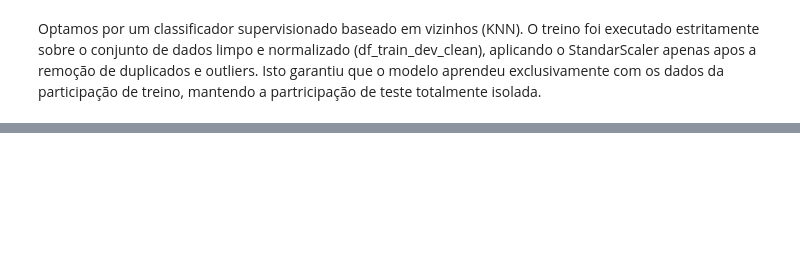
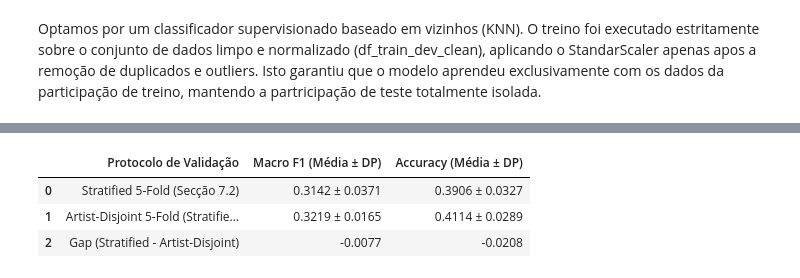
Before and after one commit to AliciaSchiochetSouza/TrabECACPL7, a Jupyter notebook: dataset/build/MERGE_ECAC/Trabalho_ECAC.ipynb, the cells around one changed output, grey strips where cells are left out. Saved outputs shown, nothing was run; the diff lists cells and outputs as text; code cells hidden in the pictures; blank space fills up the shorter version.

```diff
--- a/dataset/build/MERGE_ECAC/Trabalho_ECAC.ipynb
+++ b/dataset/build/MERGE_ECAC/Trabalho_ECAC.ipynb
@@ -4059,0 +5129,9 @@ A principal conclusão é que a implememtação de um pipeline rigoros desde a i
+# %%
+from sklearn.pipeline import Pipeline
+from sklearn.impute import SimpleImputer
+from sklearn.neighbors import KNeighborsClassifier
+from sklearn.model_selection import StratifiedKFold, GridSearchCV, cross_validate
+
+# Garantir que usamos apenas as 914 músicas únicas fora da partição de teste
+is_test = df_metadata['Audio_Song'].isin(df_test_keys['Audio_Song'])
+df_rest = df_metadata[~is_test].drop_duplicates(subset=['Audio_Song']).copy().reset_index(drop=True)
@@ -4059,0 +5140,8 @@ A principal conclusão é que a implememtação de um pipeline rigoros desde a i
+# %%
+numeric_cols_raw = df_rest.select_dtypes(include=[np.number]).columns.tolist()
+print("Colunas numéricas de metadata.csv (as read):", numeric_cols_raw)
+
+X_raw = df_rest[numeric_cols_raw]
+y_raw = df_rest['Quadrant']
+
+cv_strat = StratifiedKFold(n_splits=5, shuffle=True, random_state=42)
@@ -4059,0 +5224,71 @@ A principal conclusão é que a implememtação de um pipeline rigoros desde a i
+# %%
+import re
+import unicodedata
+import pandas as pd
+from sklearn.model_selection import StratifiedGroupKFold, GridSearchCV, cross_validate
+
+# Normalizar o nome do artista (conforme descoberto na Secção 3.5) para garantir
+# que variações de maiúsculas/espaços do mesmo artista ficam no mesmo fold
+artist_groups = df_rest['Artist'].apply(normalizar_artista)
+
+# Configurar StratifiedGroupKFold (5 folds) para o loop externo e interno
+outer_cv_group = StratifiedGroupKFold(n_splits=5, shuffle=True, random_state=42)
+inner_cv_group = StratifiedGroupKFold(n_splits=5, shuffle=True, random_state=42)
+
+# Usar exatamente o mesmo pipeline e grelha da Secção 7.2 (regra do Experimento 1)
+grid_search_group = GridSearchCV(
+    estimator=base_pipeline,
+    param_grid=param_grid,
+    cv=inner_cv_group,
+    scoring='f1_macro',
+    n_jobs=-1
+)
+
+# Passar groups tanto ao cross_validate externo como ao GridSearchCV interno via params (Slide 18, Lecture 6)
+scores_tuned_group = cross_validate(
+    grid_search_group,
+    X_raw,
+    y_raw,
+    groups=artist_groups,
+    params={'groups': artist_groups},
+    cv=outer_cv_group,
+    scoring=['f1_macro', 'accuracy'],
+    return_estimator=True
+)
+
+# 8.1 Comparar as duas estimativas e calcular o gap
+f1_strat_mean = scores_tuned_strat['test_f1_macro'].mean()
+f1_strat_std = scores_tuned_strat['test_f1_macro'].std()
+acc_strat_mean = scores_tuned_strat['test_accuracy'].mean()
+acc_strat_std = scores_tuned_strat['test_accuracy'].std()
+
+f1_group_mean = scores_tuned_group['test_f1_macro'].mean()
+f1_group_std = scores_tuned_group['test_f1_macro'].std()
+acc_group_mean = scores_tuned_group['test_accuracy'].mean()
+acc_group_std = scores_tuned_group['test_accuracy'].std()
+
+tabela_e1 = pd.DataFrame([
+    {
+        'Protocolo de Validação': 'Stratified 5-Fold (Secção 7.2)',
+        'Macro F1 (Média ± DP)': f"{f1_strat_mean:.4f} ± {f1_strat_std:.4f}",
+        'Accuracy (Média ± DP)': f"{acc_strat_mean:.4f} ± {acc_strat_std:.4f}"
+    },
+    {
+        'Protocolo de Validação': 'Artist-Disjoint 5-Fold (StratifiedGroupKFold)',
+        'Macro F1 (Média ± DP)': f"{f1_group_mean:.4f} ± {f1_group_std:.4f}",
+        'Accuracy (Média ± DP)': f"{acc_group_mean:.4f} ± {acc_group_std:.4f}"
+    },
+    {
+        'Protocolo de Validação': 'Gap (Stratified - Artist-Disjoint)',
+        'Macro F1 (Média ± DP)': f"{f1_strat_mean - f1_group_mean:+.4f}",
+        'Accuracy (Média ± DP)': f"{acc_strat_mean - acc_group_mean:+.4f}"
+    }
+])
+
+print("=== 8.1 Experimento 1: Stratified vs. Artist-Disjoint ===")
+display(tabela_e1)
+
+print("\nHiperparâmetros escolhidos em cada fold (Artist-Disjoint):")
+for i, est in enumerate(scores_tuned_group['estimator'], 1):
+    print(f"  Fold {i}: {est.best_params_}")
+# %% [output]
@@ -4059,0 +5296,4 @@ A principal conclusão é que a implememtação de um pipeline rigoros desde a i
+|  | Protocolo de Validação | Macro F1 (Média ± DP) | Accuracy (Média ± DP) |
+| 0 | Stratified 5-Fold (Secção 7.2) | 0.3142 ± 0.0371 | 0.3906 ± 0.0327 |
+| 1 | Artist-Disjoint 5-Fold (Stratifie... | 0.3219 ± 0.0165 | 0.4114 ± 0.0289 |
+| 2 | Gap (Stratified - Artist-Disjoint) | -0.0077 | -0.0208 |
```
Also changed, not shown: parts of 94 cells of this notebook, 2 other files.
